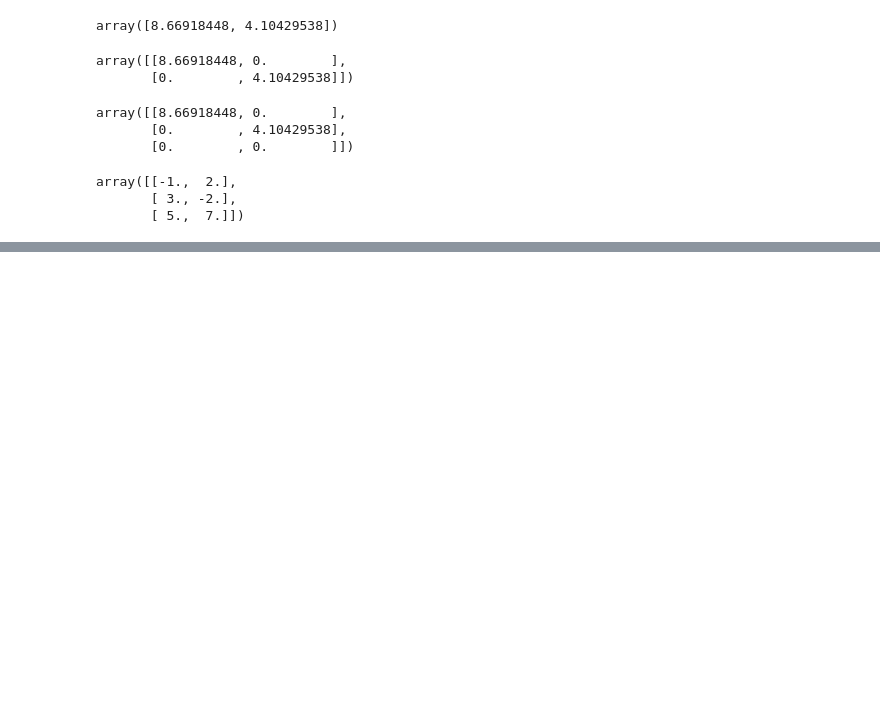
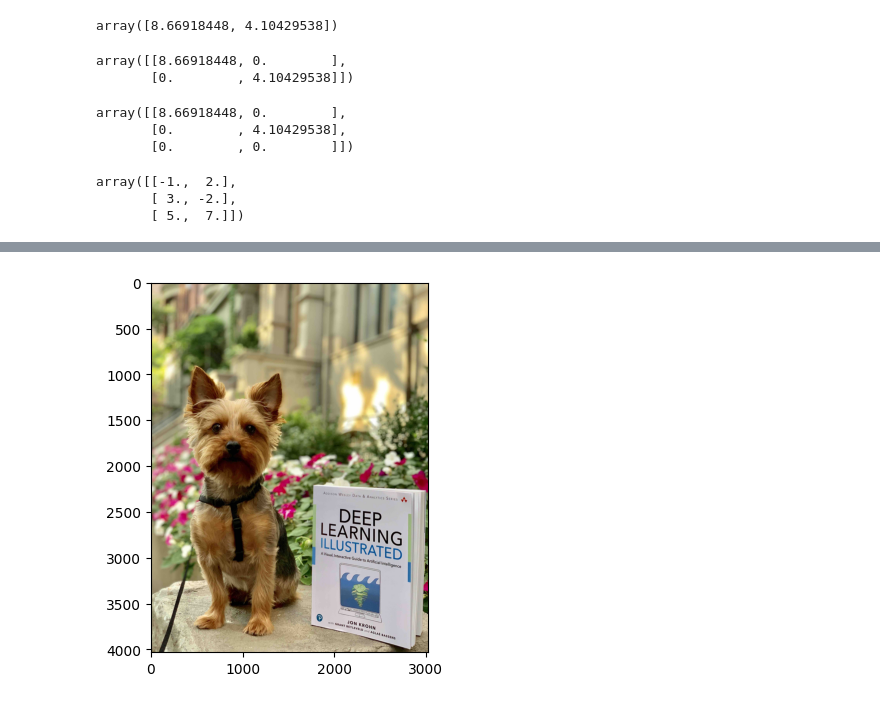
Before and after one commit to Camiloesp/Mathematical-Foundations-of-Machine-Learning, a Jupyter notebook: 43_MatrixOperationsForMachineLearning.ipynb, the cells around one changed output, grey strips where cells are left out. Saved outputs shown, nothing was run; the diff lists cells and outputs as text; code cells hidden in the pictures; blank space fills up the shorter version.

```diff
--- a/43_MatrixOperationsForMachineLearning.ipynb
+++ b/43_MatrixOperationsForMachineLearning.ipynb
@@ -46,0 +56,5 @@ array([[-1.,  2.],
+# %%
+img = Image.open('Resources/oboe-with-book.jpg')
+_=plt.imshow(img)
+# %% [output]
+[figure, added]
```
Also changed, not shown: parts of 12 cells of this notebook, 1 other file.
